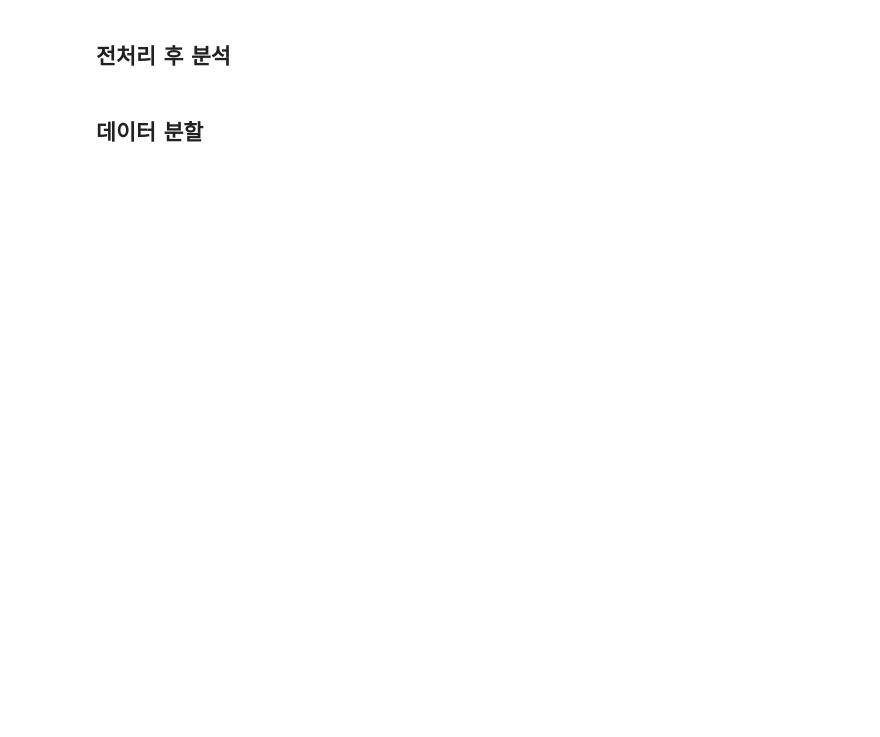
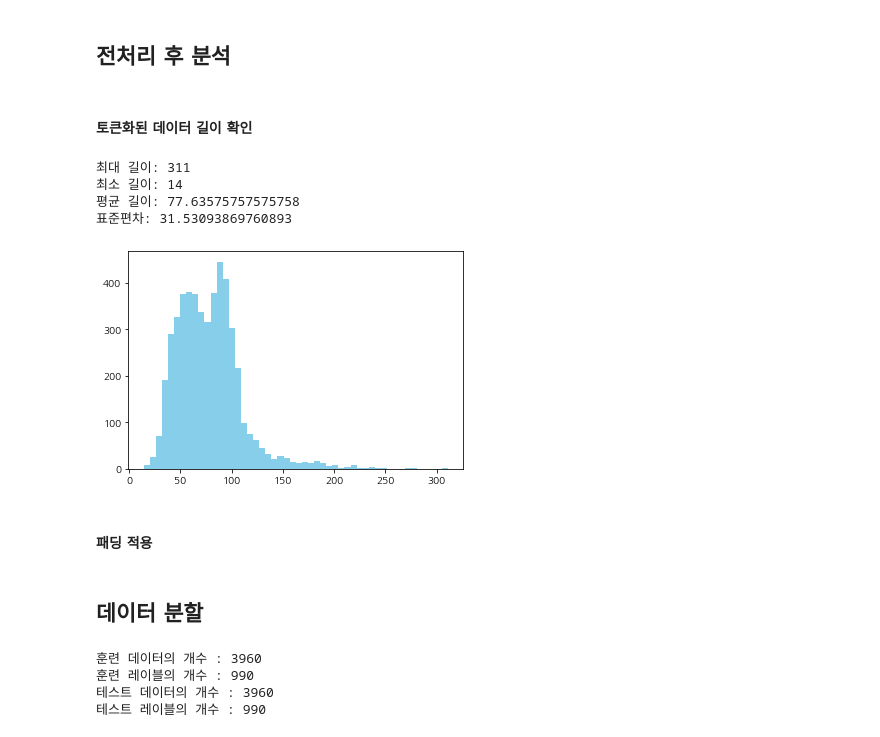
Before and after one commit to hojae-m-choi/dlthon-minions, a Jupyter notebook: dlthon-kevin/data.ipynb, the cells around one changed output. Drawn from its saved outputs; the diff is of its cells as text; code cells hidden in the pictures; blank space fills up the shorter version.

```diff
--- a/dlthon-kevin/data.ipynb
+++ b/dlthon-kevin/data.ipynb
@@ -28,0 +497,9 @@ train_data = pd.read_csv(train_data_path)
+# %%
+special_tokens = ['<pad>', '<unk>', '<sos>', '<eos>']
+
+# 시작 토큰과 종료 토큰을 추가하는 함수 정의
+def add_special_tokens(tokens):
+    return [special_tokens[2]] + tokens + [special_tokens[3]]
+
+# 'tokenized' 열에 함수 적용하여 시작 토큰과 종료 토큰 추가
+train_data['tokenized'] = train_data['tokenized'].apply(add_special_tokens)
@@ -28,0 +524,6 @@ train_data = pd.read_csv(train_data_path)
+# %%
+# 'tokenized' 열의 모든 토큰을 모아 등장 빈도 계산
+all_tokens = [token for tokens in train_data['tokenized'] for token in tokens]
+counter = Counter(all_tokens)
+# 가장 많이 등장하는 단어 vocab_size 개수만큼 남기기
+counter = counter.most_common(VOCAB_SIZE)
@@ -28,0 +541,3 @@ train_data = pd.read_csv(train_data_path)
+# %%
+word_to_index = {token: idx for idx, token in enumerate(special_tokens[:2])}
+word_to_index.update({token: idx + len(special_tokens[:2]) for idx, (token, _) in enumerate(counter)})
@@ -28,0 +566,7 @@ train_data = pd.read_csv(train_data_path)
+# %%
+# 'tokenized' 열의 데이터를 정수 인코딩
+def encode_tokens(tokens, word_to_index):
+    unk_index = word_to_index['<unk>']
+    return [word_to_index.get(token, unk_index) for token in tokens]
+
+train_data['encoded'] = train_data['tokenized'].apply(lambda x: encode_tokens(x, word_to_index))
@@ -29,2 +580,24 @@ train_data = pd.read_csv(train_data_path)
 # %% [markdown]
 ## 전처리 후 분석
+# %% [markdown]
+#### 토큰화된 데이터 길이 확인
+# %%
+# 'encoded' 열의 각 리스트의 길이 계산
+lengths = train_data['encoded'].apply(len)
+
+print(f"최대 길이: {lengths.max()}")
+print(f"최소 길이: {lengths.min()}")
+print(f"평균 길이: {lengths.mean()}")
+print(f"표준편차: {lengths.std()}")
+
+# 길이 분포 시각화
+plt.hist(lengths, bins=50, color='skyblue')
+plt.show()
+# %% [output]
+최대 길이: 311
+최소 길이: 14
+평균 길이: 77.63575757575758
+표준편차: 31.53093869760893
+[figure, added]
+# %% [markdown]
+#### 패딩 적용
@@ -31,2 +609,17 @@ train_data = pd.read_csv(train_data_path)
 # %% [markdown]
 ## 데이터 분할
+# %%
+X = train_data['encoded']
+y = train_data['type']
+
+X_train, y_train, X_val, y_val = train_test_split(X, y, test_size=0.2, shuffle=True)
+
+print('훈련 데이터의 개수 :', len(X_train))
+print('훈련 레이블의 개수 :', len(y_train))
+print('테스트 데이터의 개수 :', len(X_val))
+print('테스트 레이블의 개수 :', len(y_val))
+# %% [output]
+훈련 데이터의 개수 : 3960
+훈련 레이블의 개수 : 990
+테스트 데이터의 개수 : 3960
+테스트 레이블의 개수 : 990
```
Also changed, not shown: parts of 66 cells of this notebook, 6 other files.
